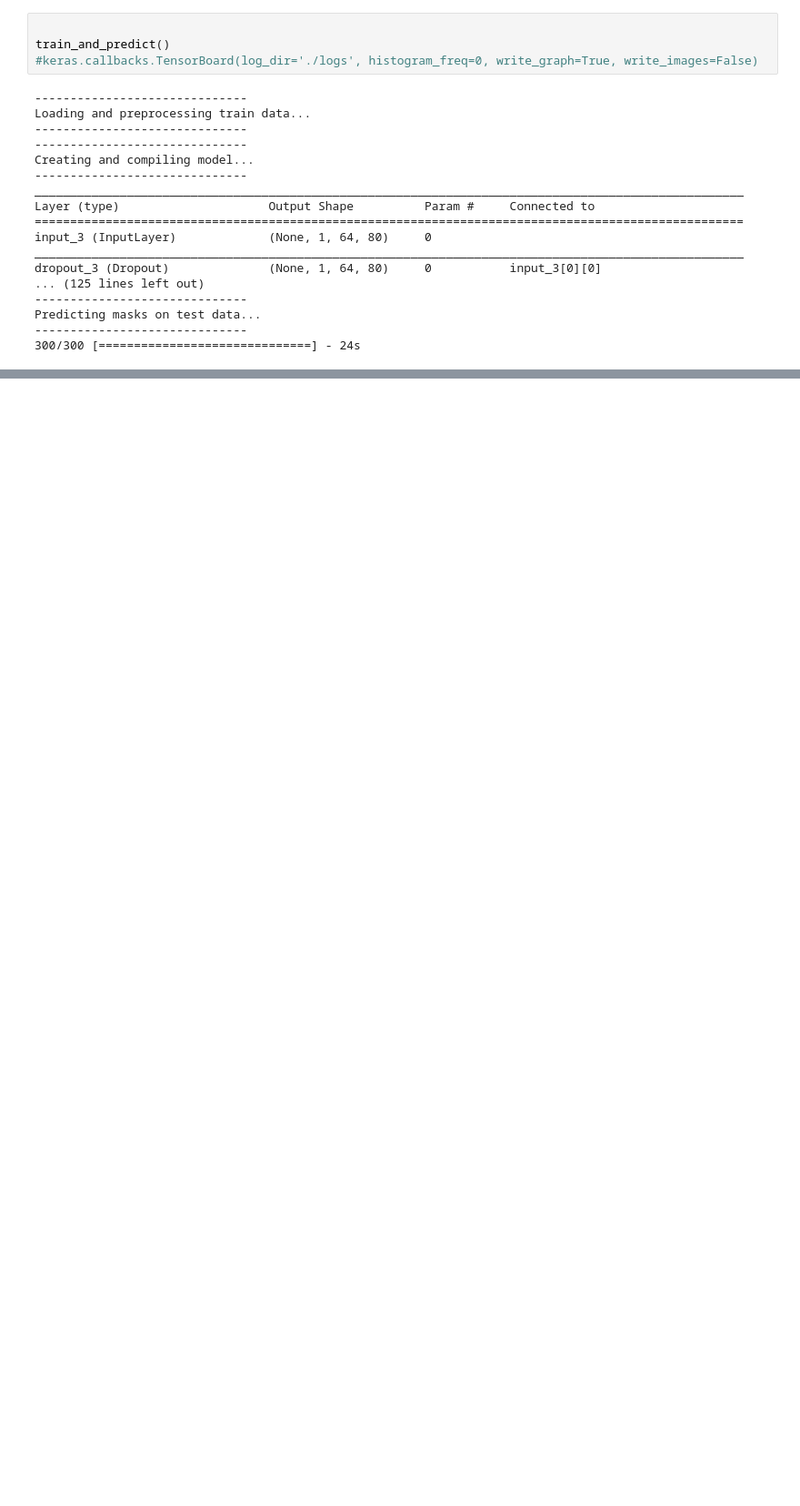
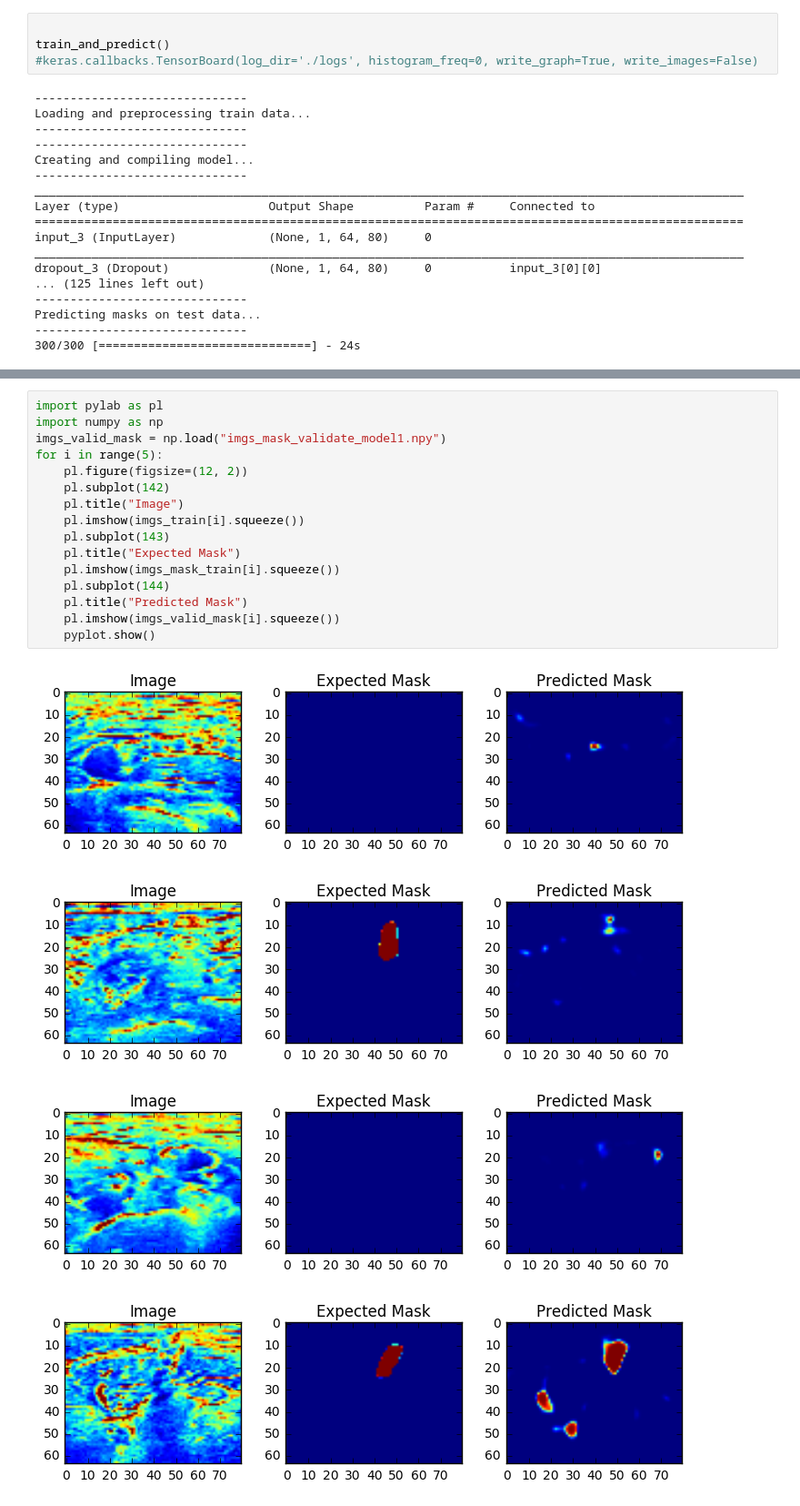
Before and after one commit to sneharavi12/DeepLearning-Midterm, a Jupyter notebook: Train and Predict Models/Model 1 - G2.ipynb, the cells around one changed output, grey strips where cells are left out. Shown at 91% size. Drawn from its saved outputs; the diff is of its cells as text; blank space fills up the shorter version.

Commit message:
validation of masks

```diff
--- a/Train and Predict Models/Model 1 - G2.ipynb
+++ b/Train and Predict Models/Model 1 - G2.ipynb
@@ -215,0 +268,21 @@ for i in range(5):
+# %%
+import pylab as pl
+import numpy as np
+imgs_valid_mask = np.load("imgs_mask_validate_model1.npy")
+for i in range(5):
+    pl.figure(figsize=(12, 2))
+    pl.subplot(142)
+    pl.title("Image")
+    pl.imshow(imgs_train[i].squeeze())
+    pl.subplot(143)
+    pl.title("Expected Mask")
+    pl.imshow(imgs_mask_train[i].squeeze())
+    pl.subplot(144)
+    pl.title("Predicted Mask")
+    pl.imshow(imgs_valid_mask[i].squeeze())
+    pyplot.show()
+# %% [output]
+[figure, added]
+[figure, added]
+[figure, added]
+[figure, added]
```
Also changed, not shown: parts of 4 cells of this notebook, 2 other files.
